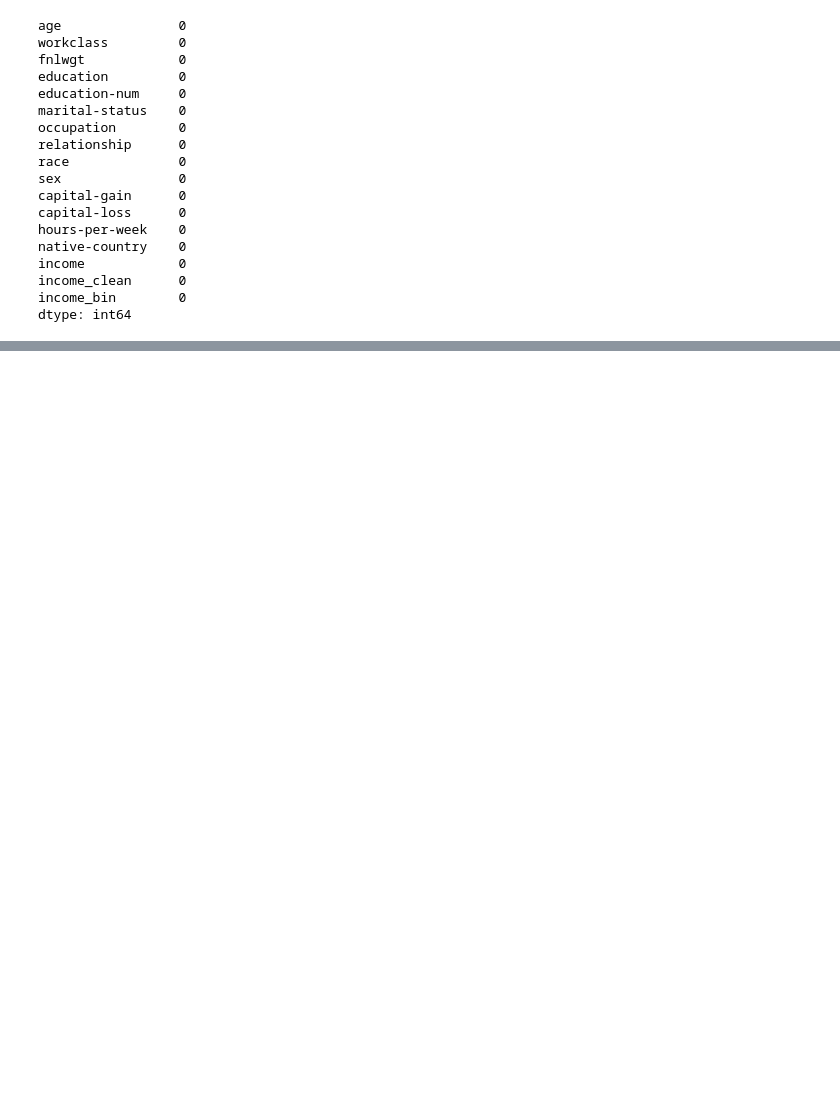
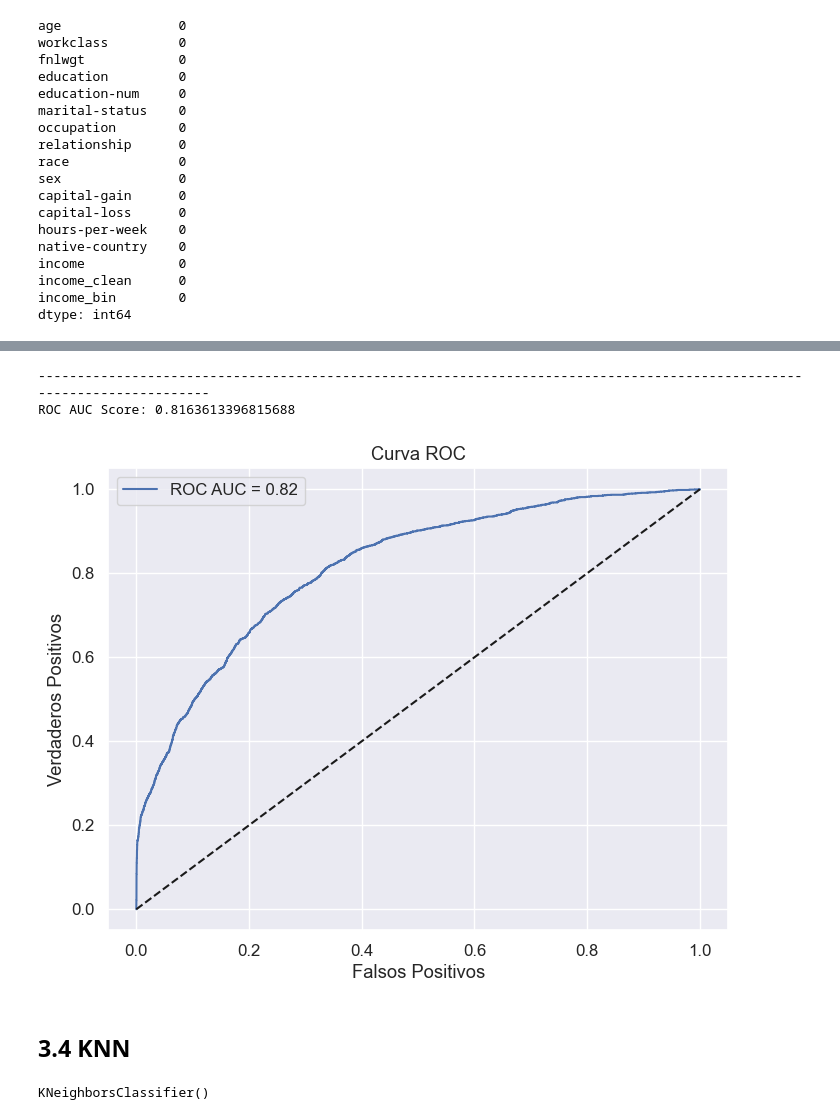
Before and after one commit to JohnOspa/ProyectoMLOps, a Jupyter notebook: notebooks/01_EDA.ipynb, the cells around one changed output, grey strips where cells are left out. Cells and saved outputs as stored; diff of their text form; code cells hidden in the pictures; blank space fills up the shorter version.

```diff
--- a/notebooks/01_EDA.ipynb
+++ b/notebooks/01_EDA.ipynb
@@ -681,0 +898,32 @@ dtype: int64
+# %%
+# 1. Ajustar modelo logístico sin native-country
+X_sm = sm.add_constant(X_train_bal)  # agrega constante (intercepto)
+modelo_sm = sm.Logit(Y_train_bal, X_sm)
+resultado = modelo_sm.fit(disp=0)
+
+# 2. Extraer estadísticas
+betas = resultado.params
+std_err = resultado.bse
+z_scores = betas / std_err
+p_values = 2 * (1 - norm.cdf(np.abs(z_scores)))
+
+# 3. Ajustar modelo con scikit-learn para odds ratios
+modelo_log = LogisticRegression(max_iter=1000)
+modelo_log.fit(X_train_bal, Y_train_bal)
+odds_ratios = np.exp(modelo_log.coef_[0])
+
+# 4. Unir todo en una sola tabla
+variables = X_sm.columns  # incluye 'const'
+odds_ratios_full = [np.nan] + list(odds_ratios)  # insertar NaN para el intercepto
+
+tabla_final = pd.DataFrame({
+    'Variable': variables,
+    'Coeficiente (β)': betas,
+    'Error estándar': std_err,
+    'Estadístico Z': z_scores,
+    'P-valor': p_values,
+    'Odds Ratio': odds_ratios_full
+})
+
+# 5. Mostrar tabla
+print(tabla_final)
@@ -681,0 +1035,27 @@ dtype: int64
+# %%
+print('---'*40)
+#Curva ROC
+print("ROC AUC Score:", roc_auc_score(Y_test, y_proba))
+fpr, tpr, thresholds = roc_curve(Y_test, y_proba)
+plt.figure(figsize=(8,6))
+plt.plot(fpr, tpr, label=f"ROC AUC = {roc_auc_score(Y_test, y_proba):.2f}")
+plt.plot([0,1], [0,1], 'k--')
+plt.xlabel("Falsos Positivos")
+plt.ylabel("Verdaderos Positivos")
+plt.title("Curva ROC")
+plt.legend()
+plt.show()
+# %% [output]
+------------------------------------------------------------------------------------------------------------------------
+ROC AUC Score: 0.8163613396815688
+[figure, added]
+# %% [markdown]
+## **3.4 KNN**
+# %%
+# Create instance of model
+knn = KNeighborsClassifier()
+
+# Fit to training data
+knn.fit(X_train_bal,Y_train_bal)
+# %% [output]
+KNeighborsClassifier()
```
Also changed, not shown: parts of 38 cells of this notebook.
